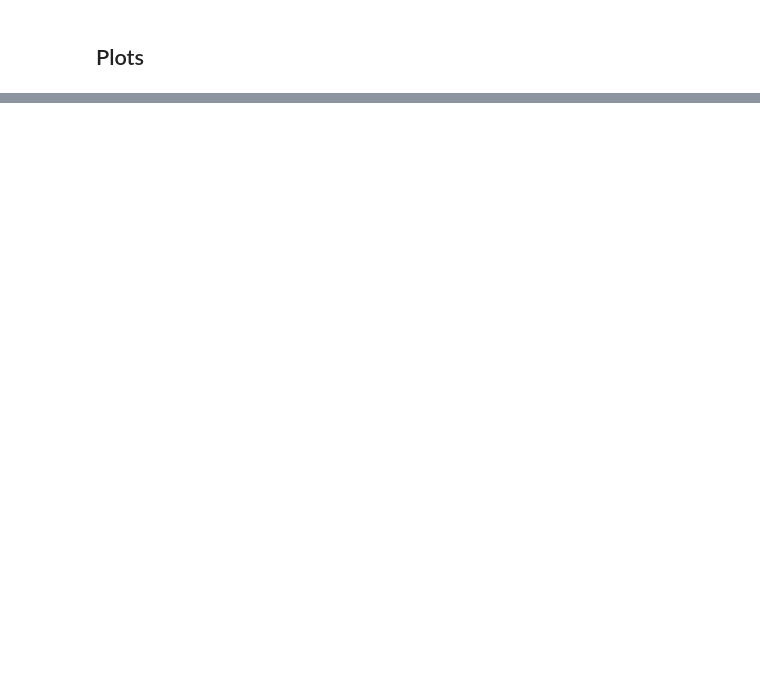
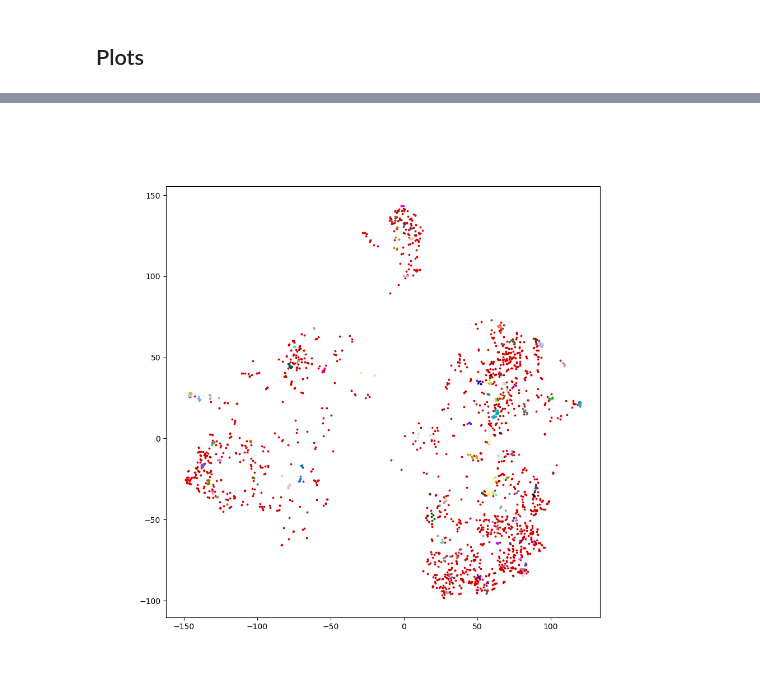
Before and after one commit to ThomasWarford/band-fingerprint, a Jupyter notebook: analysis/click_on_material.ipynb, the cells around one changed output, grey strips where cells are left out. Drawn from its saved outputs; the diff is of its cells as text; code cells hidden in the pictures; blank space fills up the shorter version.

```diff
--- a/analysis/click_on_material.ipynb
+++ b/analysis/click_on_material.ipynb
@@ -116,0 +123,21 @@ plt.show()
+# %%
+out = Output()
+
+@out.capture()
+def onclick(event):
+    clear_output()
+    closest = np.sqrt((event.xdata-df.fx)**2 + (event.ydata-df.fy)**2).idxmin()
+    label = df.labels.loc[closest]
+    print(f"Clicked on material {closest} in cluster {label}")
+    display(df[df.labels == label].drop(BORING_COLUMNS, axis=1))
+display(out)
+
+fig, ax = plt.subplots(figsize=(10, 10))
+ax = plot_groups(df,"labels", ax=ax)
+#ax = plot_cluster_ellipses(df, ax=ax, color="black")
+# ax.legend()
+
+fig.canvas.mpl_connect('button_press_event', onclick)
+
+plt.show()
+# %% [output]
@@ -116,0 +145 @@ plt.show()
+[figure, added]
```
Also changed, not shown: parts of 7 cells of this notebook, 1 other file.
